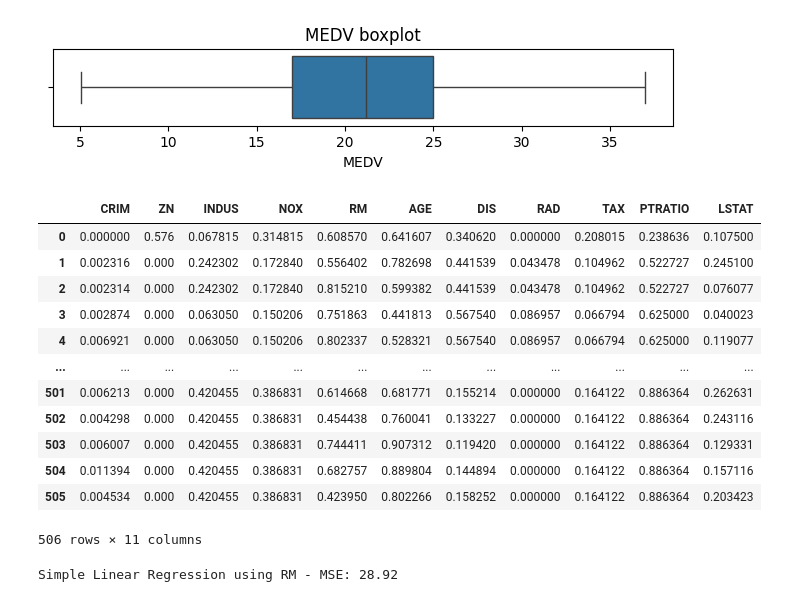
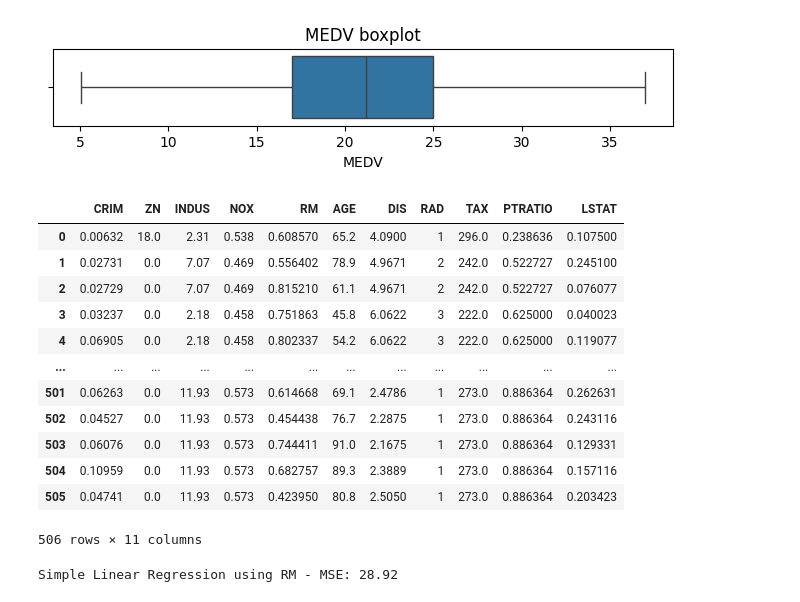
Before and after one commit to nadasalem155/Boston_Housing_Price_Prediction, a Jupyter notebook: task1.ipynb, the cells around one changed output. Cells and saved outputs as stored; diff of their text form; code cells hidden in the pictures.

```diff
--- a/task1.ipynb
+++ b/task1.ipynb
@@ -6,7 +6,7 @@ import seaborn as sns
 import matplotlib.pyplot as plt
 warnings.filterwarnings("ignore")
 # %%
-df=pd.read_csv('boston.csv')
+df=pd.read_csv(r'data\boston.csv')
 df
 # %% [output]
 |  | CRIM | ZN | INDUS | CHAS | NOX | RM | AGE | DIS | RAD | TAX | PTRATIO | ... |
@@ -136,25 +136,24 @@ for col in num_cols:
 x=df.drop('MEDV',axis=1)
 y=df['MEDV']
 # %%
-#normalize numerical columns
-num_cols=x.select_dtypes('number').columns
-scaler=MinMaxScaler()
-scaler.fit(x[num_cols])
-x[num_cols]=scaler.transform(x[num_cols])
+# Scale only the 3 selected columns
+scaler = MinMaxScaler()
+scaler.fit(x[["RM", "PTRATIO", "LSTAT"]])
+x[["RM", "PTRATIO", "LSTAT"]] = scaler.transform(x[["RM", "PTRATIO", "LSTAT"]])
 x
 # %% [output]
 |  | CRIM | ZN | INDUS | NOX | RM | AGE | DIS | RAD | TAX | PTRATIO | LSTAT |
-| 0 | 0.000000 | 0.576 | 0.067815 | 0.314815 | 0.608570 | 0.641607 | 0.340620 | 0.000000 | 0.208015 | 0.238636 | 0.107500 |
-| 1 | 0.002316 | 0.000 | 0.242302 | 0.172840 | 0.556402 | 0.782698 | 0.441539 | 0.043478 | 0.104962 | 0.522727 | 0.245100 |
-| 2 | 0.002314 | 0.000 | 0.242302 | 0.172840 | 0.815210 | 0.599382 | 0.441539 | 0.043478 | 0.104962 | 0.522727 | 0.076077 |
-| 3 | 0.002874 | 0.000 | 0.063050 | 0.150206 | 0.751863 | 0.441813 | 0.567540 | 0.086957 | 0.066794 | 0.625000 | 0.040023 |
-| 4 | 0.006921 | 0.000 | 0.063050 | 0.150206 | 0.802337 | 0.528321 | 0.567540 | 0.086957 | 0.066794 | 0.625000 | 0.119077 |
+| 0 | 0.00632 | 18.0 | 2.31 | 0.538 | 0.608570 | 65.2 | 4.0900 | 1 | 296.0 | 0.238636 | 0.107500 |
+| 1 | 0.02731 | 0.0 | 7.07 | 0.469 | 0.556402 | 78.9 | 4.9671 | 2 | 242.0 | 0.522727 | 0.245100 |
+| 2 | 0.02729 | 0.0 | 7.07 | 0.469 | 0.815210 | 61.1 | 4.9671 | 2 | 242.0 | 0.522727 | 0.076077 |
+| 3 | 0.03237 | 0.0 | 2.18 | 0.458 | 0.751863 | 45.8 | 6.0622 | 3 | 222.0 | 0.625000 | 0.040023 |
+| 4 | 0.06905 | 0.0 | 2.18 | 0.458 | 0.802337 | 54.2 | 6.0622 | 3 | 222.0 | 0.625000 | 0.119077 |
 | ... | ... | ... | ... | ... | ... | ... | ... | ... | ... | ... | ... |
-| 501 | 0.006213 | 0.000 | 0.420455 | 0.386831 | 0.614668 | 0.681771 | 0.155214 | 0.000000 | 0.164122 | 0.886364 | 0.262631 |
-| 502 | 0.004298 | 0.000 | 0.420455 | 0.386831 | 0.454438 | 0.760041 | 0.133227 | 0.000000 | 0.164122 | 0.886364 | 0.243116 |
-| 503 | 0.006007 | 0.000 | 0.420455 | 0.386831 | 0.744411 | 0.907312 | 0.119420 | 0.000000 | 0.164122 | 0.886364 | 0.129331 |
-| 504 | 0.011394 | 0.000 | 0.420455 | 0.386831 | 0.682757 | 0.889804 | 0.144894 | 0.000000 | 0.164122 | 0.886364 | 0.157116 |
-| 505 | 0.004534 | 0.000 | 0.420455 | 0.386831 | 0.423950 | 0.802266 | 0.158252 | 0.000000 | 0.164122 | 0.886364 | 0.203423 |
+| 501 | 0.06263 | 0.0 | 11.93 | 0.573 | 0.614668 | 69.1 | 2.4786 | 1 | 273.0 | 0.886364 | 0.262631 |
+| 502 | 0.04527 | 0.0 | 11.93 | 0.573 | 0.454438 | 76.7 | 2.2875 | 1 | 273.0 | 0.886364 | 0.243116 |
+| 503 | 0.06076 | 0.0 | 11.93 | 0.573 | 0.744411 | 91.0 | 2.1675 | 1 | 273.0 | 0.886364 | 0.129331 |
+| 504 | 0.10959 | 0.0 | 11.93 | 0.573 | 0.682757 | 89.3 | 2.3889 | 1 | 273.0 | 0.886364 | 0.157116 |
+| 505 | 0.04741 | 0.0 | 11.93 | 0.573 | 0.423950 | 80.8 | 2.5050 | 1 | 273.0 | 0.886364 | 0.203423 |
 506 rows × 11 columns
 # %%
 from sklearn.model_selection import train_test_split
```
Also changed, not shown: parts of 2 cells of this notebook, 1 other file.
